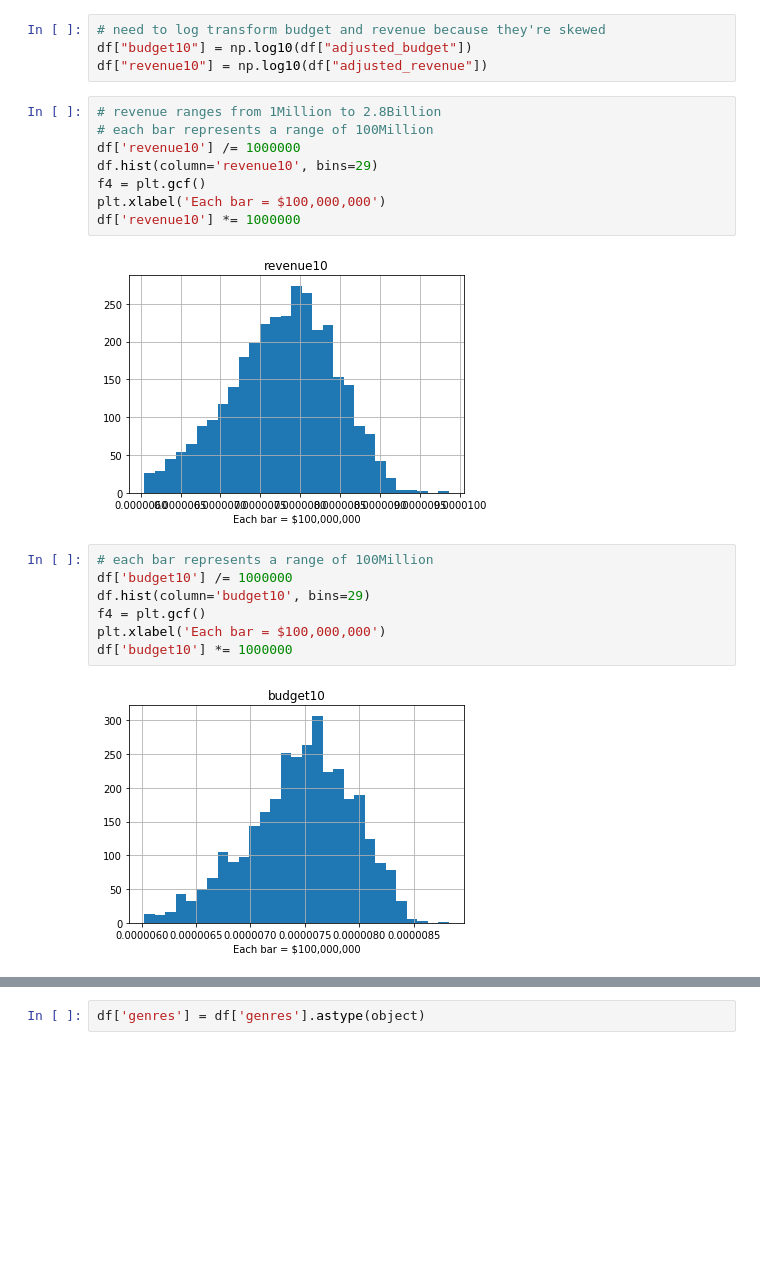
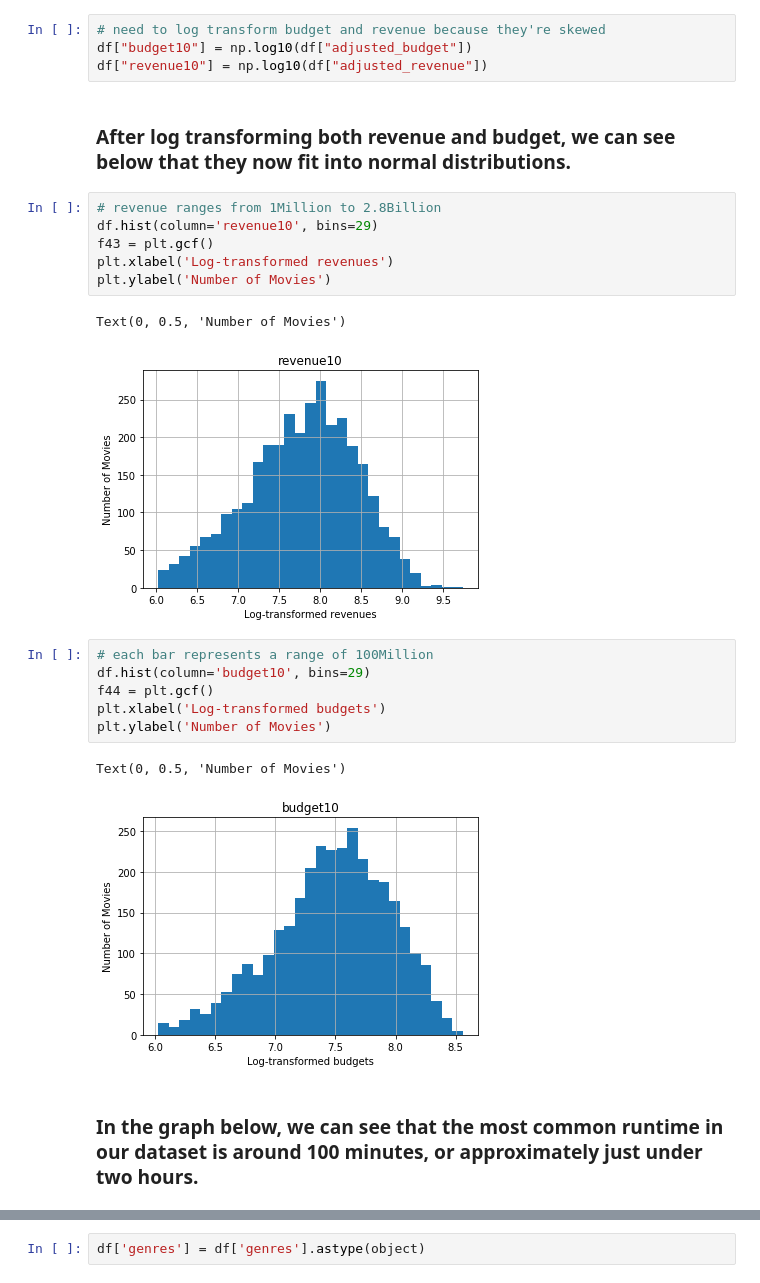
Before and after one commit to mmarkchang/What-Makes-a-Good-Movie, a Jupyter notebook: FinalProject_group094.ipynb, the cells around one changed output, grey strips where cells are left out. Drawn from its saved outputs; the diff is of its cells as text; blank space fills up the shorter version.

```diff
--- a/FinalProject_group094.ipynb
+++ b/FinalProject_group094.ipynb
@@ -314,25 +388,28 @@ df['adjusted_budget'] *= 1000000
 # need to log transform budget and revenue because they're skewed
 df["budget10"] = np.log10(df["adjusted_budget"])
 df["revenue10"] = np.log10(df["adjusted_revenue"])
+# %% [markdown]
+### After log transforming both revenue and budget, we can see below that they now fit into normal distributions.
 # %%
 # revenue ranges from 1Million to 2.8Billion
-# each bar represents a range of 100Million
-df['revenue10'] /= 1000000
 df.hist(column='revenue10', bins=29)
-f4 = plt.gcf()
-plt.xlabel('Each bar = $100,000,000')
-df['revenue10'] *= 1000000
+f43 = plt.gcf()
+plt.xlabel('Log-transformed revenues')
+plt.ylabel('Number of Movies')
 # %% [output]
+Text(0, 0.5, 'Number of Movies')
-[figure, old version]
+[figure, new version]
 # %%
 # each bar represents a range of 100Million
-df['budget10'] /= 1000000
 df.hist(column='budget10', bins=29)
-f4 = plt.gcf()
-plt.xlabel('Each bar = $100,000,000')
-df['budget10'] *= 1000000
+f44 = plt.gcf()
+plt.xlabel('Log-transformed budgets')
+plt.ylabel('Number of Movies')
 # %% [output]
+Text(0, 0.5, 'Number of Movies')
-[figure, old version]
+[figure, new version]
+# %% [markdown]
+### In the graph below, we can see that the most common runtime in our dataset is around 100 minutes, or approximately just under two hours.
 # %%
 # runtime ranges from 26Min to 320Min
 # each bar represents a range of 10Min
```
Also changed, not shown: parts of 105 cells of this notebook.
